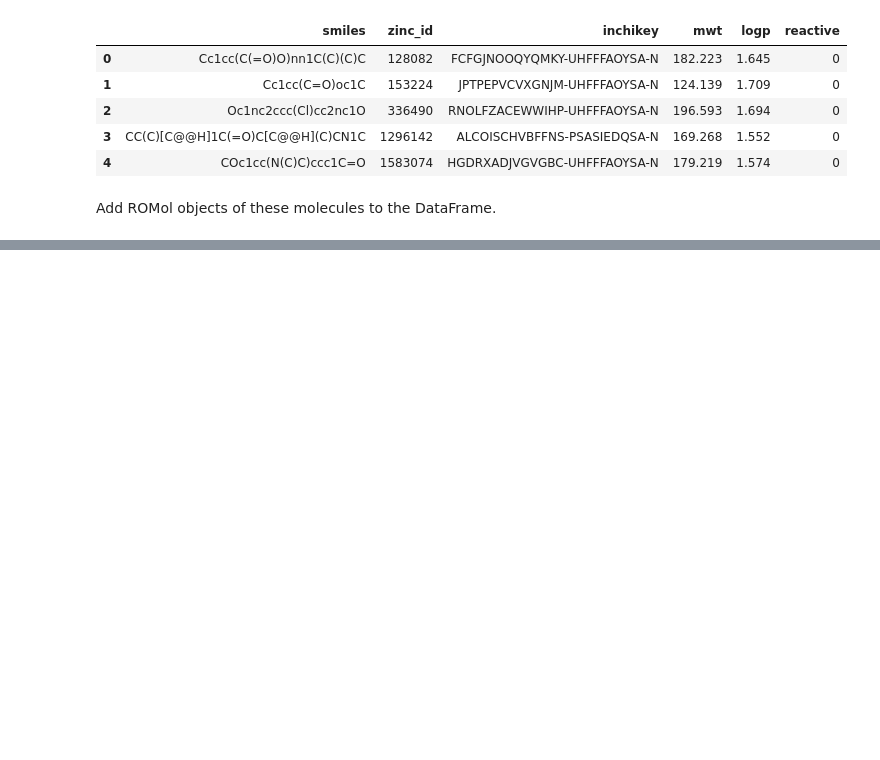
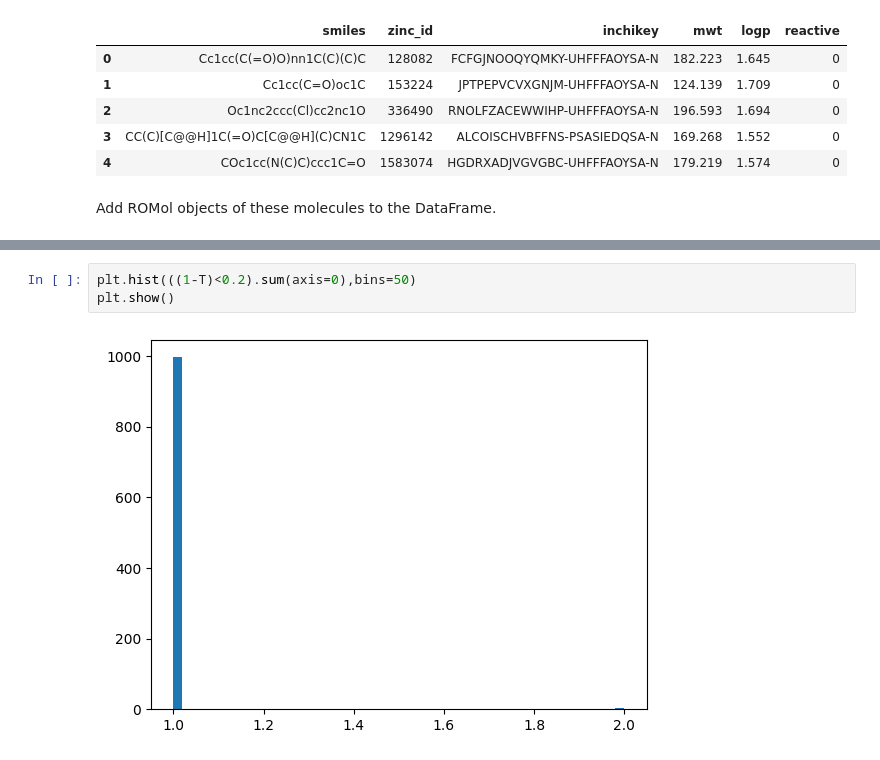
Before and after one commit to hrkhach/Compound-Clustering-Assignment, a Jupyter notebook: compound_clustering_for_ZINC_data.ipynb, the cells around one changed output, grey strips where cells are left out. Drawn from its saved outputs; the diff is of its cells as text; blank space fills up the shorter version.

```diff
--- a/compound_clustering_for_ZINC_data.ipynb
+++ b/compound_clustering_for_ZINC_data.ipynb
@@ -91,0 +220,5 @@ Please use `tqdm.notebook.tqdm` instead of `tqdm.tqdm_notebook`
+# %%
+plt.hist(((1-T)<0.2).sum(axis=0),bins=50)
+plt.show()
+# %% [output]
+[figure, added]
```
Also changed, not shown: parts of 27 cells of this notebook.
